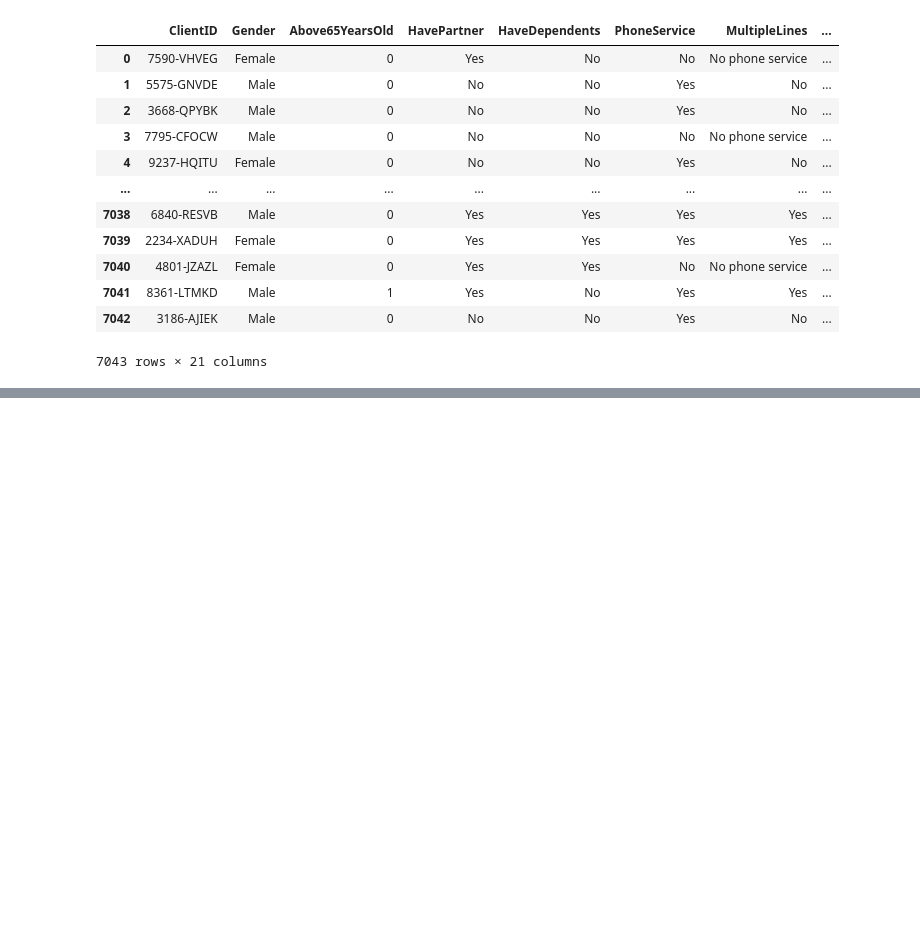
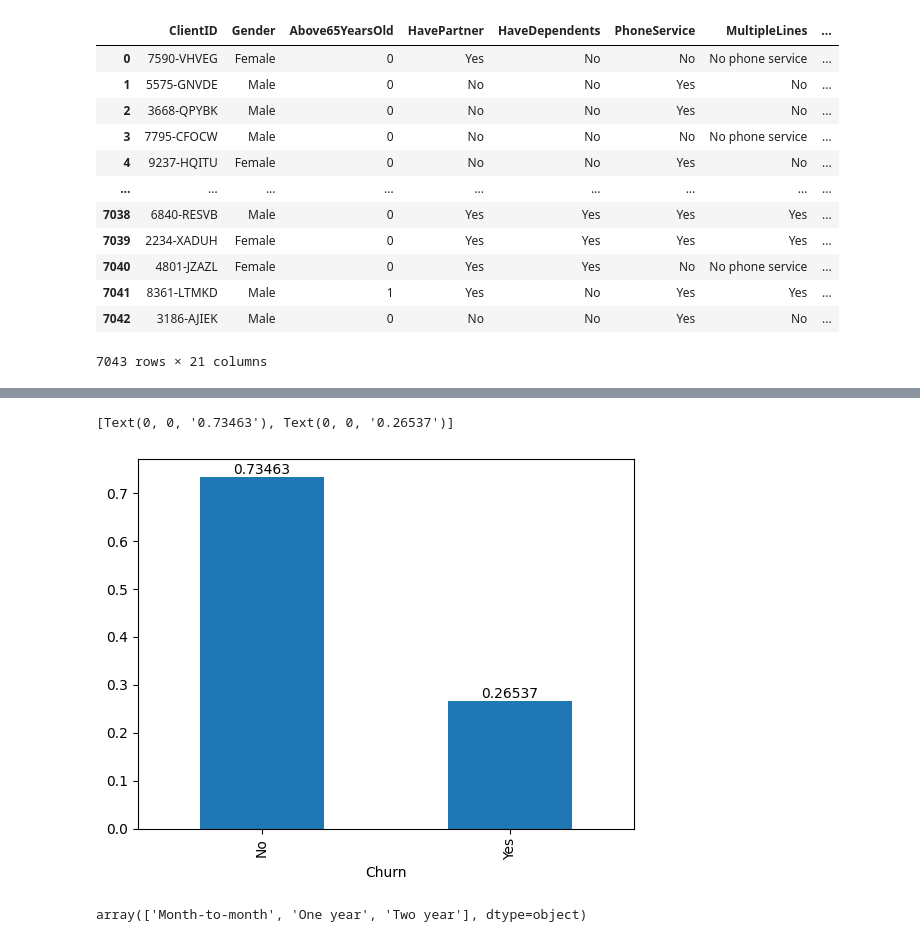
Before and after one commit to imnotannamaria/ia-ead-pandas, a Jupyter notebook: eda_churn.ipynb, the cells around one changed output, grey strips where cells are left out. Saved outputs shown, nothing was run; the diff lists cells and outputs as text; code cells hidden in the pictures; blank space fills up the shorter version.

```diff
--- a/eda_churn.ipynb
+++ b/eda_churn.ipynb
@@ -527,0 +559,12 @@ df_churn.fillna(value={'TotalCharges': mean_totalCharges })
+# %%
+# quantity percentual plot
+ax = df_churn.Churn.value_counts(normalize=True).plot.bar()
+
+ax.bar_label(ax.containers[0])
+# %% [output]
+[Text(0, 0, '0.73463'), Text(0, 0, '0.26537')]
+[figure, added]
+# %%
+df_churn.Contract.unique()
+# %% [output]
+array(['Month-to-month', 'One year', 'Two year'], dtype=object)
```
Also changed, not shown: parts of 9 cells of this notebook, 1 other file.
